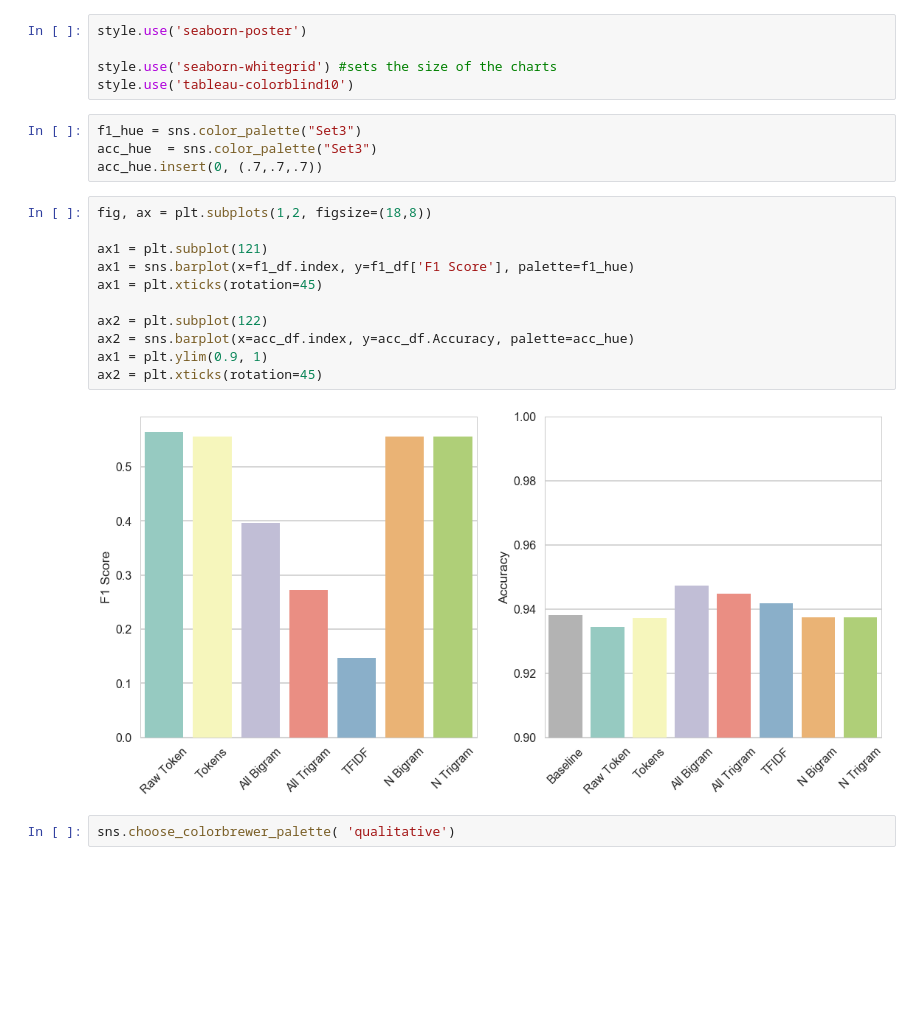
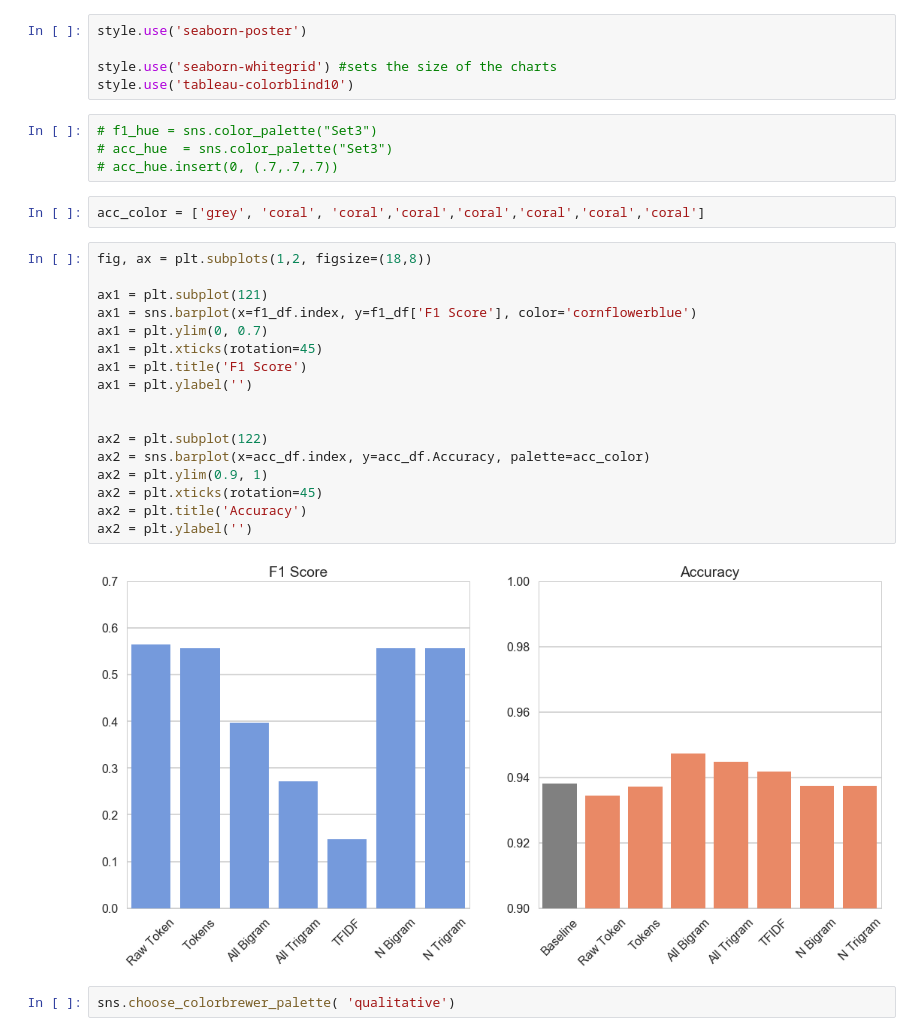
Before and after one commit to ruoranh/Quora-Insincere-Questions, a Jupyter notebook: Quora_basic_text_modelling.ipynb, the cells around one changed output. Saved outputs shown, nothing was run; the diff lists cells and outputs as text; blank space fills up the shorter version.

```diff
--- a/Quora_basic_text_modelling.ipynb
+++ b/Quora_basic_text_modelling.ipynb
@@ -776,22 +827,30 @@ style.use('seaborn-poster')
 style.use('seaborn-whitegrid') #sets the size of the charts
 style.use('tableau-colorblind10')
 # %%
-f1_hue = sns.color_palette("Set3")
-acc_hue  = sns.color_palette("Set3")
-acc_hue.insert(0, (.7,.7,.7))
+# f1_hue = sns.color_palette("Set3")
+# acc_hue  = sns.color_palette("Set3")
+# acc_hue.insert(0, (.7,.7,.7))
+# %%
+acc_color = ['grey', 'coral', 'coral','coral','coral','coral','coral','coral']
 # %%
 fig, ax = plt.subplots(1,2, figsize=(18,8))
 
 ax1 = plt.subplot(121)
-ax1 = sns.barplot(x=f1_df.index, y=f1_df['F1 Score'], palette=f1_hue)
+ax1 = sns.barplot(x=f1_df.index, y=f1_df['F1 Score'], color='cornflowerblue')
+ax1 = plt.ylim(0, 0.7)
 ax1 = plt.xticks(rotation=45)
+ax1 = plt.title('F1 Score')
+ax1 = plt.ylabel('')
+
 
 ax2 = plt.subplot(122)
-ax2 = sns.barplot(x=acc_df.index, y=acc_df.Accuracy, palette=acc_hue)
-ax1 = plt.ylim(0.9, 1)
+ax2 = sns.barplot(x=acc_df.index, y=acc_df.Accuracy, palette=acc_color)
+ax2 = plt.ylim(0.9, 1)
 ax2 = plt.xticks(rotation=45)
+ax2 = plt.title('Accuracy')
+ax2 = plt.ylabel('')
 # %% [output]
-[figure, old version]
+[figure, new version]
 # %%
 sns.choose_colorbrewer_palette( 'qualitative')
 # %% [output]
```
Also changed, not shown: parts of 21 cells of this notebook, 10 other files.
